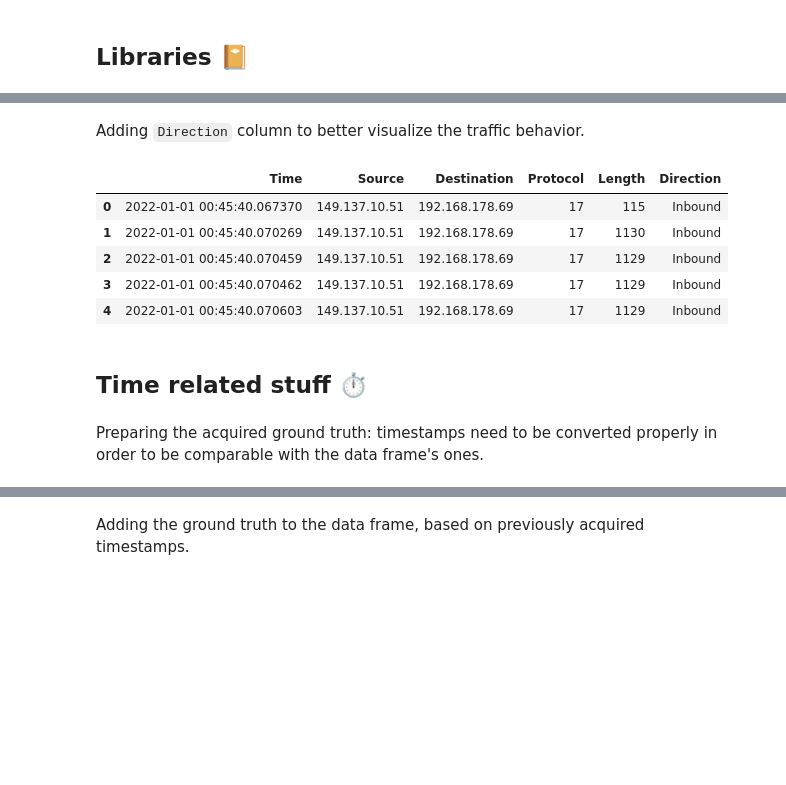
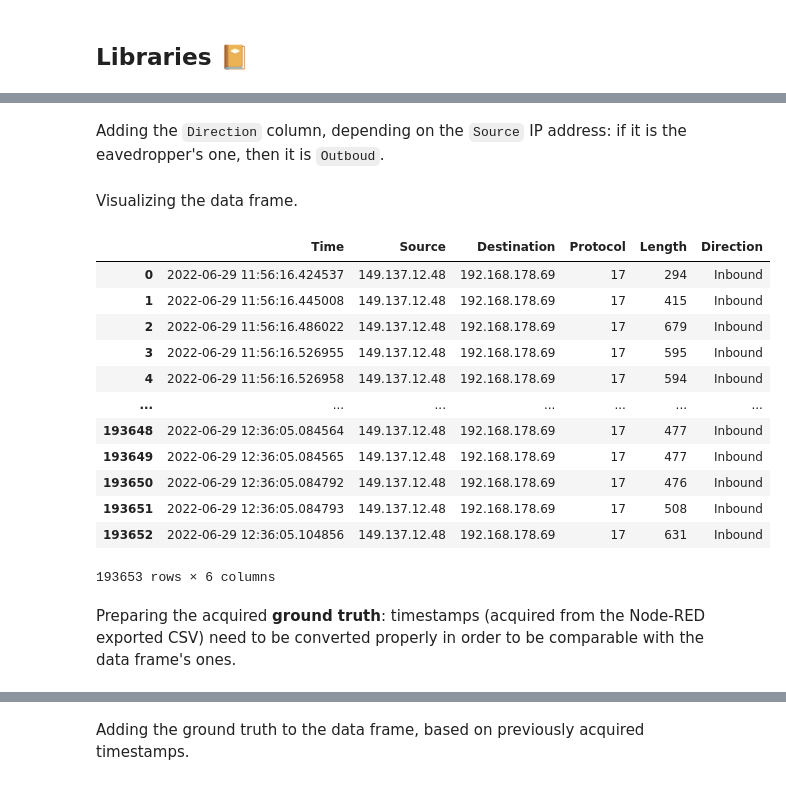
Before and after one commit to GiovanniBaccichet/IoT-human-detection, a Jupyter notebook: Jupyter Notebooks/IoT-Human-Detection.ipynb, the cells around one changed output, grey strips where cells are left out. Drawn from its saved outputs; the diff is of its cells as text; code cells hidden in the pictures; blank space fills up the shorter version.

```diff
--- a/Jupyter Notebooks/IoT-Human-Detection.ipynb
+++ b/Jupyter Notebooks/IoT-Human-Detection.ipynb
@@ -47,4 +49,5 @@ path = working_directory + '/Dataset/'
 # %%
-df = pd.read_csv('Dataset/mini_dataset.csv', encoding = "utf-8", index_col=False, on_bad_lines='skip')
+df = pd.read_csv('Dataset/zoom2_dataset.csv', encoding = "utf-8", index_col=False, on_bad_lines='skip')
+df.columns=["Time", "Source", "Destination", "Protocol", "Length"]
 
-df.columns=["Time", "Source", "Destination", "Protocol", "Port", "Length"]
+df['Time'] = pd.to_datetime(df['Time'])
@@ -55,20 +54,25 @@ df['Time'] = pd.to_datetime(df['Time'])
-# %% [markdown]
-Adding `Direction` column to better visualize the traffic behavior.
+# %% [markdown]
+Adding the `Direction` column, depending on the `Source` IP address: if it is the eavedropper's one, then it is `Outboud`.
 # %%
 df['Direction'] = np.where(df['Source']== '192.168.178.69', 'Outbound', 'Inbound')
-
-df.drop('Port',axis = 1,inplace= True)
+# %% [markdown]
+Visualizing the data frame.
 # %%
-df.head()
+df
 # %% [output]
 |  | Time | Source | Destination | Protocol | Length | Direction |
-| 0 | 2022-01-01 00:45:40.067370 | 149.137.10.51 | 192.168.178.69 | 17 | 115 | Inbound |
-| 1 | 2022-01-01 00:45:40.070269 | 149.137.10.51 | 192.168.178.69 | 17 | 1130 | Inbound |
-| 2 | 2022-01-01 00:45:40.070459 | 149.137.10.51 | 192.168.178.69 | 17 | 1129 | Inbound |
-| 3 | 2022-01-01 00:45:40.070462 | 149.137.10.51 | 192.168.178.69 | 17 | 1129 | Inbound |
-| 4 | 2022-01-01 00:45:40.070603 | 149.137.10.51 | 192.168.178.69 | 17 | 1129 | Inbound |
+| 0 | 2022-06-29 11:56:16.424537 | 149.137.12.48 | 192.168.178.69 | 17 | 294 | Inbound |
+| 1 | 2022-06-29 11:56:16.445008 | 149.137.12.48 | 192.168.178.69 | 17 | 415 | Inbound |
+| 2 | 2022-06-29 11:56:16.486022 | 149.137.12.48 | 192.168.178.69 | 17 | 679 | Inbound |
+| 3 | 2022-06-29 11:56:16.526955 | 149.137.12.48 | 192.168.178.69 | 17 | 595 | Inbound |
+| 4 | 2022-06-29 11:56:16.526958 | 149.137.12.48 | 192.168.178.69 | 17 | 594 | Inbound |
+| ... | ... | ... | ... | ... | ... | ... |
+| 193648 | 2022-06-29 12:36:05.084564 | 149.137.12.48 | 192.168.178.69 | 17 | 477 | Inbound |
+| 193649 | 2022-06-29 12:36:05.084565 | 149.137.12.48 | 192.168.178.69 | 17 | 477 | Inbound |
+| 193650 | 2022-06-29 12:36:05.084792 | 149.137.12.48 | 192.168.178.69 | 17 | 476 | Inbound |
+| 193651 | 2022-06-29 12:36:05.084793 | 149.137.12.48 | 192.168.178.69 | 17 | 508 | Inbound |
+| 193652 | 2022-06-29 12:36:05.104856 | 149.137.12.48 | 192.168.178.69 | 17 | 631 | Inbound |
+193653 rows × 6 columns
-# %% [markdown]
-## Time related stuff ⏱
 # %% [markdown]
-Preparing the acquired ground truth: timestamps need to be converted properly in order to be comparable with the data frame's ones.
+Preparing the acquired **ground truth**: timestamps (acquired from the Node-RED exported CSV) need to be converted properly in order to be comparable with the data frame's ones.
 # %%
```
Also changed, not shown: parts of 89 cells of this notebook, 3 other files.
